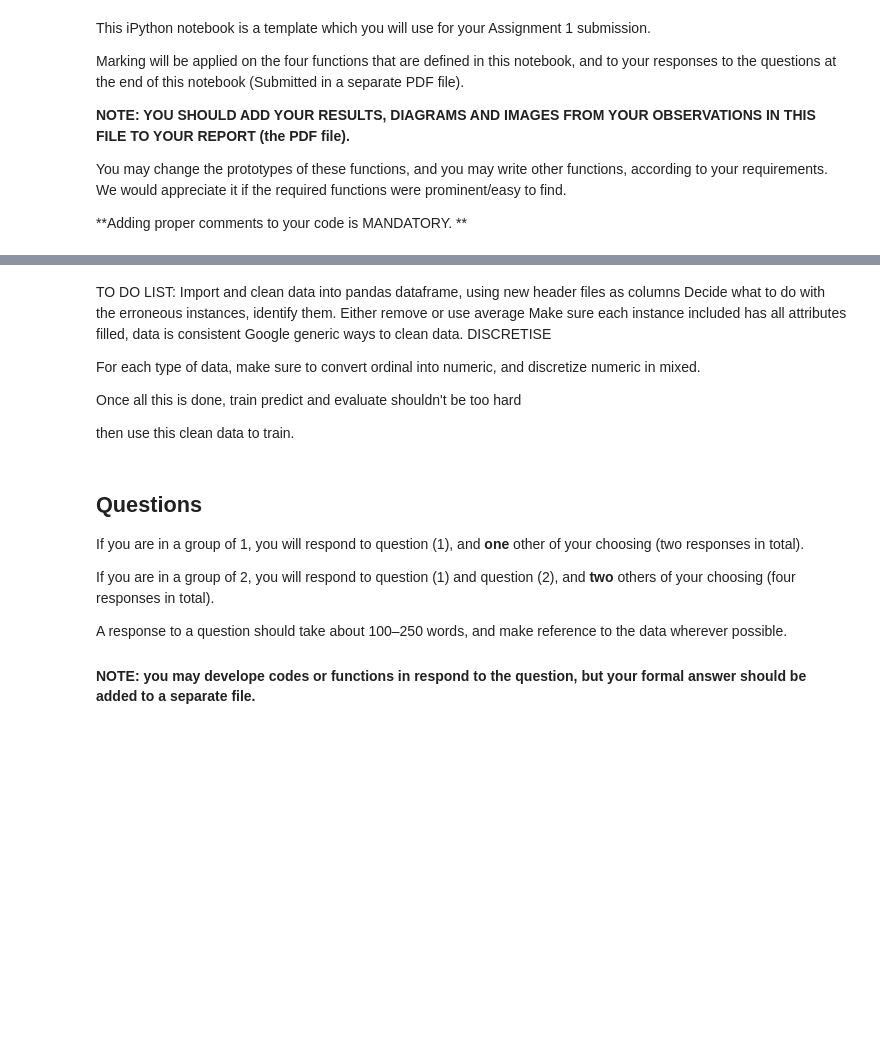
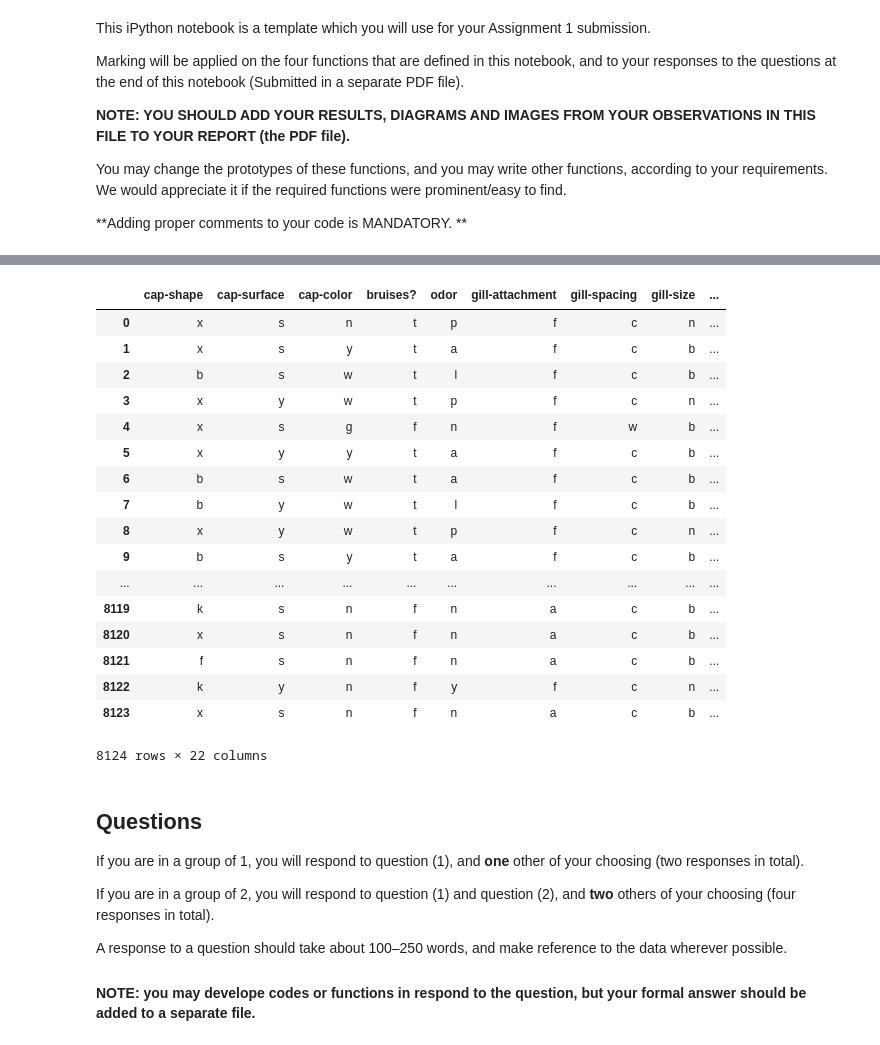
Before and after one commit to wisdomleck/Machine_Learning_A1, a Jupyter notebook: Assignment_1_Alec.ipynb, the cells around one changed output, grey strips where cells are left out. Drawn from its saved outputs; the diff is of its cells as text; code cells hidden in the pictures; blank space fills up the shorter version.

```diff
--- a/Assignment_1_Alec.ipynb
+++ b/Assignment_1_Alec.ipynb
@@ -34,7 +39,7 @@ numeric_files = ["wdbc", "wine"]
 ordinal_files = ["car", "nursery", "somerville"]
 mixed_files = ["adult", "bank", "university"]
 
-file = "university"
+file = "mushroom"
 filename = "datasets/%s.data" % file
 headerfile = "datasets/%s.h" % file
 
@@ -60,16 +60,3 @@ dataframe.columns = attributes
-# %% [markdown]
-TO DO LIST:
-Import and clean data into pandas dataframe, using new header files as columns
-Decide what to do with the erroneous instances, identify them. Either remove or use average
-Make sure each instance included has all attributes filled, data is consistent
-Google generic ways to clean data.
-DISCRETISE
-
-For each type of data, make sure to convert ordinal into numeric, and discretize numeric in mixed.
-
-Once all this is done, train predict and evaluate shouldn't be too hard
-
-then use this clean data to train.
 # %%
 # This function should prepare the data by reading it from a file and converting it into a useful format for training and testing
 
@@ -92,12 +79,18 @@ def preprocess(dataframe, datatype):
     if(datatype == 'mixed'):
         df = discretiseNumeric(df)
 
+    # Also, move CLASS column to the end
+    temp = df.pop('CLASS')
+    df['CLASS'] = temp
+
     return df
+
 ############################################################################################################################
 # Choice is to use equal-frequency discretisation. More detailed than equal-width discretisation. Here, computing an
 # "Optimal" number of clusters for k means clustering for every numeric column would not be feasible. If choosing an
 # Arbitrary K clusters for every single discretisation, then it isn't as effective
 # For equal-frequency, sometimes the attributes won't have many values, so migth be less than 5 bins. Thats okay though
+
 def discretiseNumeric(df):
     for column in df.columns:
         if(df.dtypes[column] == "int64" or df.dtypes[column] == "float64"):
@@ -110,30 +103,51 @@ def discretiseNumeric(df):
             if(len(uniqueValues) <= 8):
                 continue
 
             # Choose 5 equal-frequency bins, based on sorted values
+            # Should every attribute be split into 5 bins?
+
             bin1 = values[(int)(len(values)/5)]
             bin2 = values[2 * (int)(len(values)/5)]
             bin3 = values[3 * (int)(len(values)/5)]
             bin4 = values[4 * (int)(len(values)/5)]
             bin5 = values[5 * (int)(len(values)/5)]
 
             # Now assign every value to be in a bin number
             for i in range(len(df[column].values)):
                 if(df[column].values[i] <= bin1):
                     df[column].values[i] = 1
                 elif(df[column].values[i] <= bin2):
                     df[column].values[i] = 2
                 elif(df[column].values[i] <= bin3):
                     df[column].values[i] = 3
                 elif(df[column].values[i] <= bin4):
                     df[column].values[i] = 4
                 elif(df[column].values[i] <= bin5):
                     df[column].values[i] = 5
 
     return df
 
 ############################################################################################################################
 
 df2 = dataframe.copy()
 df2 = preprocess(df2, datatype)
 df2
+# %% [output]
+|  | cap-shape | cap-surface | cap-color | bruises? | odor | gill-attachment | gill-spacing | gill-size | ... |
+| 0 | x | s | n | t | p | f | c | n | ... |
+| 1 | x | s | y | t | a | f | c | b | ... |
+| 2 | b | s | w | t | l | f | c | b | ... |
+| 3 | x | y | w | t | p | f | c | n | ... |
+| 4 | x | s | g | f | n | f | w | b | ... |
+| 5 | x | y | y | t | a | f | c | b | ... |
+| 6 | b | s | w | t | a | f | c | b | ... |
+| 7 | b | y | w | t | l | f | c | b | ... |
+| 8 | x | y | w | t | p | f | c | n | ... |
+| 9 | b | s | y | t | a | f | c | b | ... |
+| ... | ... | ... | ... | ... | ... | ... | ... | ... | ... |
+| 8119 | k | s | n | f | n | a | c | b | ... |
+| 8120 | x | s | n | f | n | a | c | b | ... |
+| 8121 | f | s | n | f | n | a | c | b | ... |
+| 8122 | k | y | n | f | y | f | c | n | ... |
+| 8123 | x | s | n | f | n | a | c | b | ... |
+8124 rows × 22 columns
```
Also changed, not shown: parts of 4 cells of this notebook.
